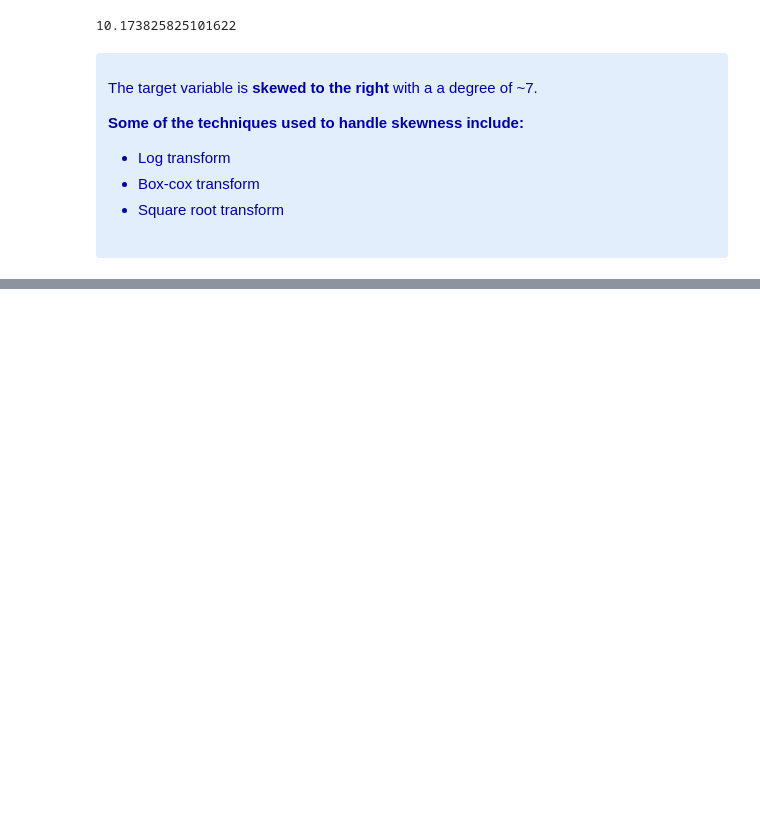
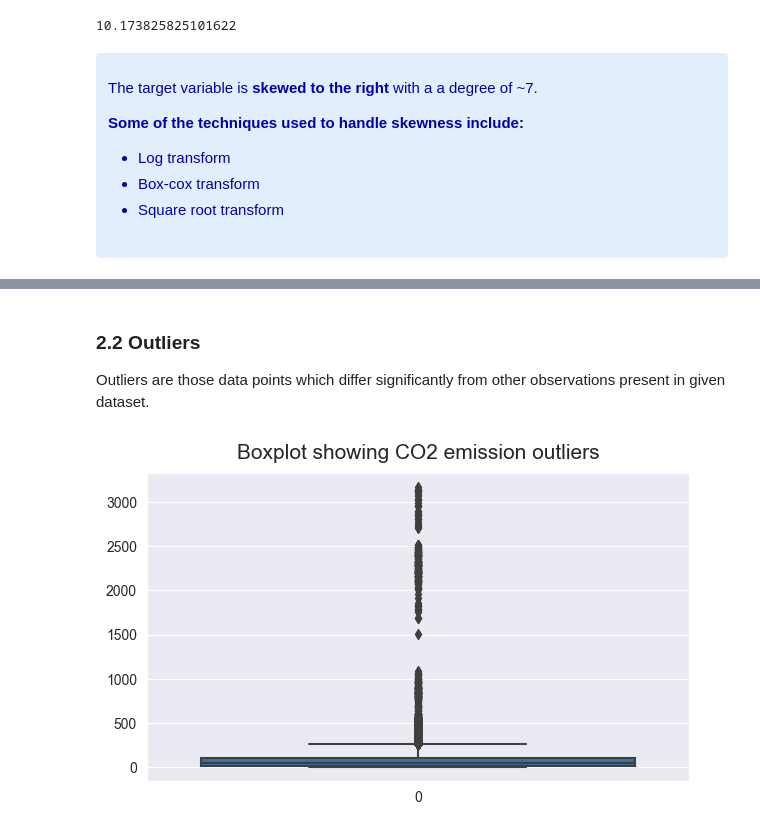
Before and after one commit to mohamedyosef101/rwanda-carbon-emissions, a Jupyter notebook: EDA.ipynb, the cells around one changed output, grey strips where cells are left out. Cells and saved outputs as stored; diff of their text form; code cells hidden in the pictures; blank space fills up the shorter version.

Commit message:
Exploratory Data Analysis
I did it through 5 steps, I kinda get the correlation but I don't get the reason behind the time series yet I guss this will become clear in the modeling

```diff
--- a/EDA.ipynb
+++ b/EDA.ipynb
@@ -96,0 +138,11 @@ The target variable is **skewed to the right** with a a degree of ~7.
+# %% [markdown]
+### 2.2 Outliers
+Outliers are those data points which differ significantly from other observations present in given dataset.
+# %%
+# Plotting boxplot for the CO2 emissions
+plt.figure(figsize = (7, 4))
+sns.boxplot(train.emission)
+plt.title('Boxplot showing CO2 emission outliers', y = 1.02, fontsize = 15)
+plt.show()
+# %% [output]
+[figure, added]
```
Also changed, not shown: parts of 18 cells of this notebook.
